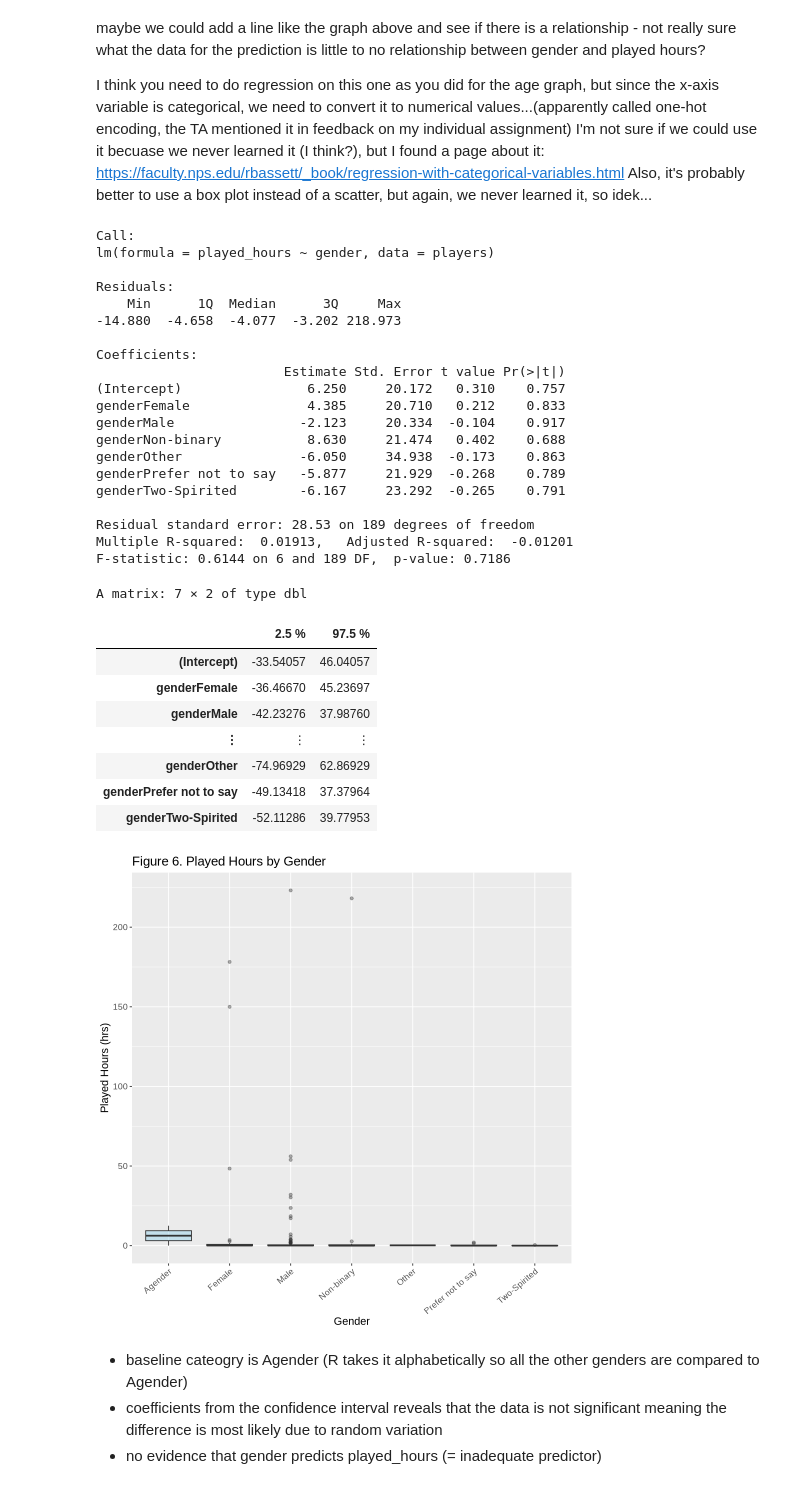
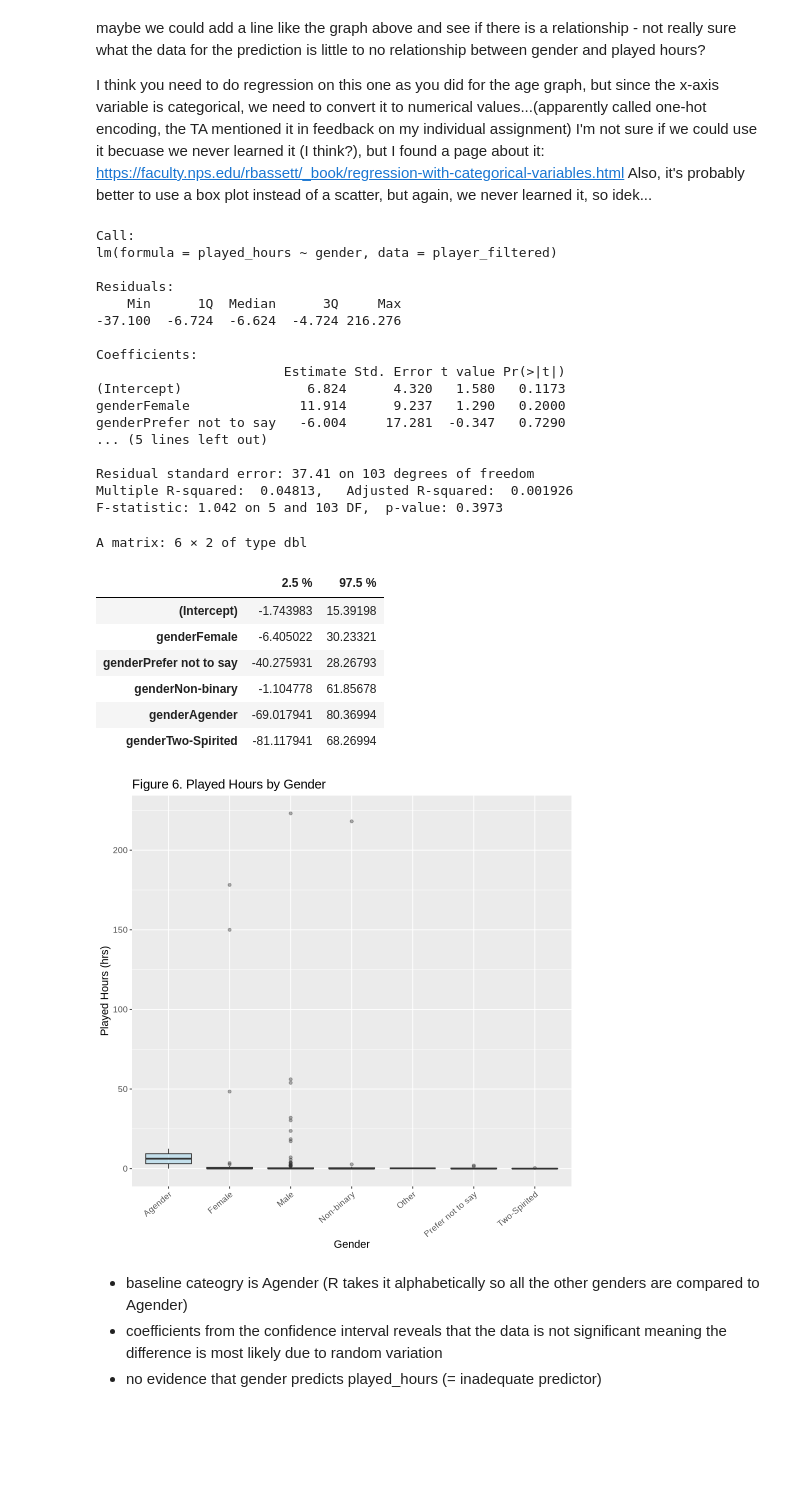
Before and after one commit to Sachi-F/dsci100_group3, a Jupyter notebook: project.ipynb, the cells around one changed output. Drawn from its saved outputs; the diff is of its cells as text; code cells hidden in the pictures; blank space fills up the shorter version.

Commit message:
fixed linear regression
changed data to player_filtered - it drops played hours that equal zero (for linear regression)

```diff
--- a/project.ipynb
+++ b/project.ipynb
@@ -370,54 +388,45 @@ little to no relationship between gender and played hours?
 I think you need to do regression on this one as you did for the age graph, but since the x-axis variable is categorical, we need to convert it to numerical values...(apparently called one-hot encoding, the TA mentioned it in feedback on my individual assignment) I'm not sure if we could use it becuase we never learned it (I think?), but I found a page about it: https://faculty.nps.edu/rbassett/_book/regression-with-categorical-variables.html
 Also, it's probably better to use a box plot instead of a scatter, but again, we never learned it, so idek...
 # %%
-#linear regression of categorical variable (gender)
-players <- players |>
-    mutate(gender = as.factor(gender)) |>
-    drop_na(gender, played_hours)
-
 ggplot(players, aes(x = gender, y = played_hours)) +
     geom_boxplot(fill = "skyblue", alpha = 0.4) +
     theme(axis.text.x = element_text(angle = 40, hjust = 1)) +
     ggtitle("Figure 6. Played Hours by Gender") +
     xlab("Gender") +
     ylab("Played Hours (hrs)") +
     theme(text = element_text(size = 13))
 options(repr.plot.width = 8, repr.plot.height = 8)
 
-lm.gender=lm(played_hours~gender, data = players)
+lm.gender=lm(played_hours~gender, data = player_filtered)
 summary(lm.gender)
 
 confint(lm.gender, level=0.95)
 # %% [output]
 Call:
-lm(formula = played_hours ~ gender, data = players)
+lm(formula = played_hours ~ gender, data = player_filtered)
 
 Residuals:
     Min      1Q  Median      3Q     Max
--14.880  -4.658  -4.077  -3.202 218.973
+-37.100  -6.724  -6.624  -4.724 216.276
 
 Coefficients:
                         Estimate Std. Error t value Pr(>|t|)
-(Intercept)                6.250     20.172   0.310    0.757
-genderFemale               4.385     20.710   0.212    0.833
-genderMale                -2.123     20.334  -0.104    0.917
-genderNon-binary           8.630     21.474   0.402    0.688
-genderOther               -6.050     34.938  -0.173    0.863
-genderPrefer not to say   -5.877     21.929  -0.268    0.789
-genderTwo-Spirited        -6.167     23.292  -0.265    0.791
+(Intercept)                6.824      4.320   1.580   0.1173
+genderFemale              11.914      9.237   1.290   0.2000
+genderPrefer not to say   -6.004     17.281  -0.347   0.7290
+... (5 lines left out)
 
-Residual standard error: 28.53 on 189 degrees of freedom
-Multiple R-squared:  0.01913,   Adjusted R-squared:  -0.01201
-F-statistic: 0.6144 on 6 and 189 DF,  p-value: 0.7186
+Residual standard error: 37.41 on 103 degrees of freedom
+Multiple R-squared:  0.04813,   Adjusted R-squared:  0.001926
+F-statistic: 1.042 on 5 and 103 DF,  p-value: 0.3973
-A matrix: 7 × 2 of type dbl
+A matrix: 6 × 2 of type dbl
 |  | 2.5 % | 97.5 % |
-| (Intercept) | -33.54057 | 46.04057 |
-| genderFemale | -36.46670 | 45.23697 |
-| genderMale | -42.23276 | 37.98760 |
-| ⋮ | ⋮ | ⋮ |
-| genderOther | -74.96929 | 62.86929 |
-| genderPrefer not to say | -49.13418 | 37.37964 |
-| genderTwo-Spirited | -52.11286 | 39.77953 |
+| (Intercept) | -1.743983 | 15.39198 |
+| genderFemale | -6.405022 | 30.23321 |
+| genderPrefer not to say | -40.275931 | 28.26793 |
+| genderNon-binary | -1.104778 | 61.85678 |
+| genderAgender | -69.017941 | 80.36994 |
+| genderTwo-Spirited | -81.117941 | 68.26994 |
 [figure]
 # %% [markdown]
 - baseline cateogry is Agender (R takes it alphabetically so all the other genders are compared to Agender)
```
Also changed, not shown: parts of 10 cells of this notebook.
